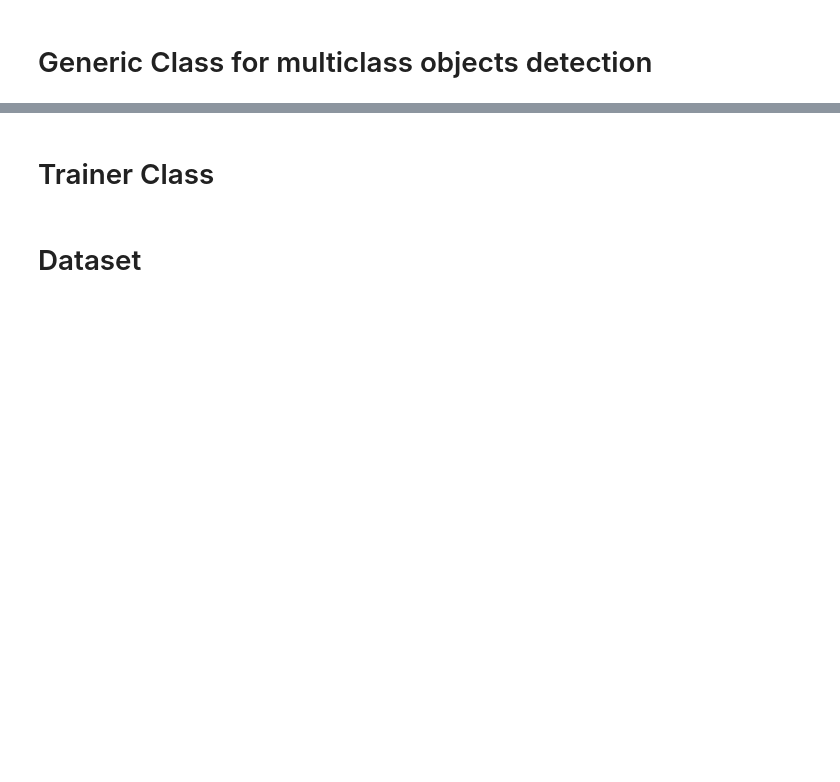
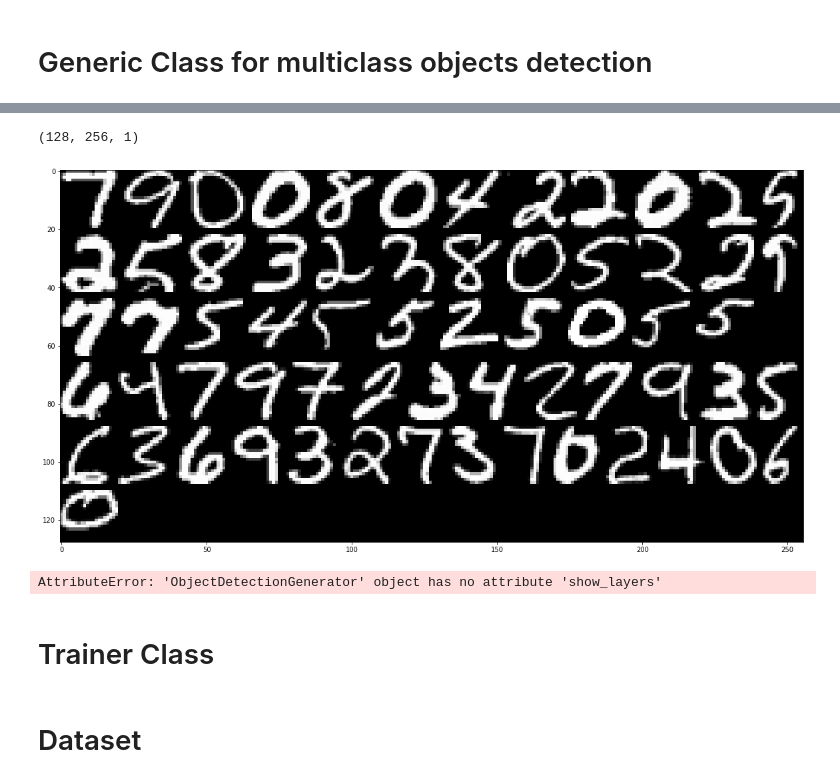
Before and after one commit to 0r4nd/HandwritingRecognition, a Jupyter notebook: notebooks/HandwritingRecognition.ipynb, the cells around one changed output, grey strips where cells are left out. Cells and saved outputs as stored; diff of their text form; code cells hidden in the pictures; blank space fills up the shorter version.

```diff
--- a/notebooks/HandwritingRecognition.ipynb
+++ b/notebooks/HandwritingRecognition.ipynb
@@ -475,3 +516,17 @@ og.show_multi()
+# %%
+og.clean_layer(0)
+og._draw_packed_sprites(0, 100)
+og.show_layer(0)
+# %% [output]
+(128, 256, 1)
+[figure, added]
+# %%
+og.reset_layers()
+og.add_layer()
+og._draw_random_sprites(0, 1)
+og.show_layers()
+# %% [output]
+AttributeError: 'ObjectDetectionGenerator' object has no attribute 'show_layers'
 # %% [markdown]
 # Trainer Class
 # %%
```
Also changed, not shown: parts of 14 cells of this notebook.
